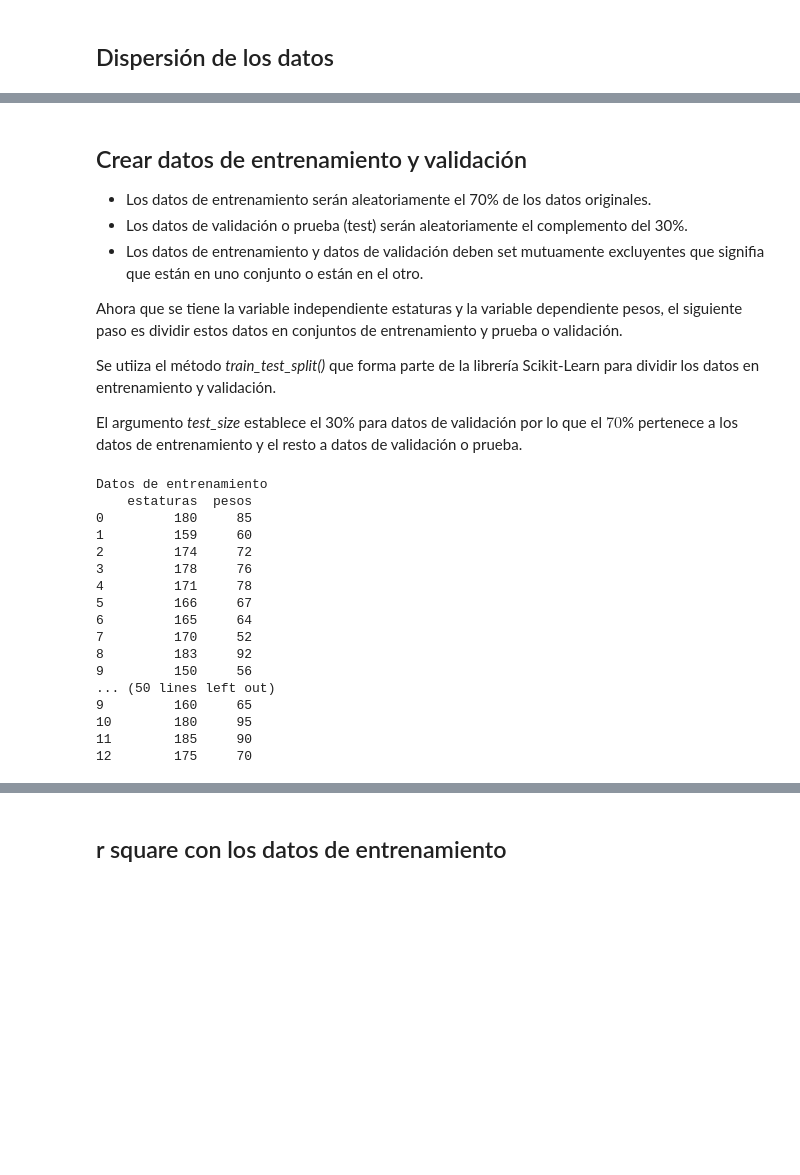
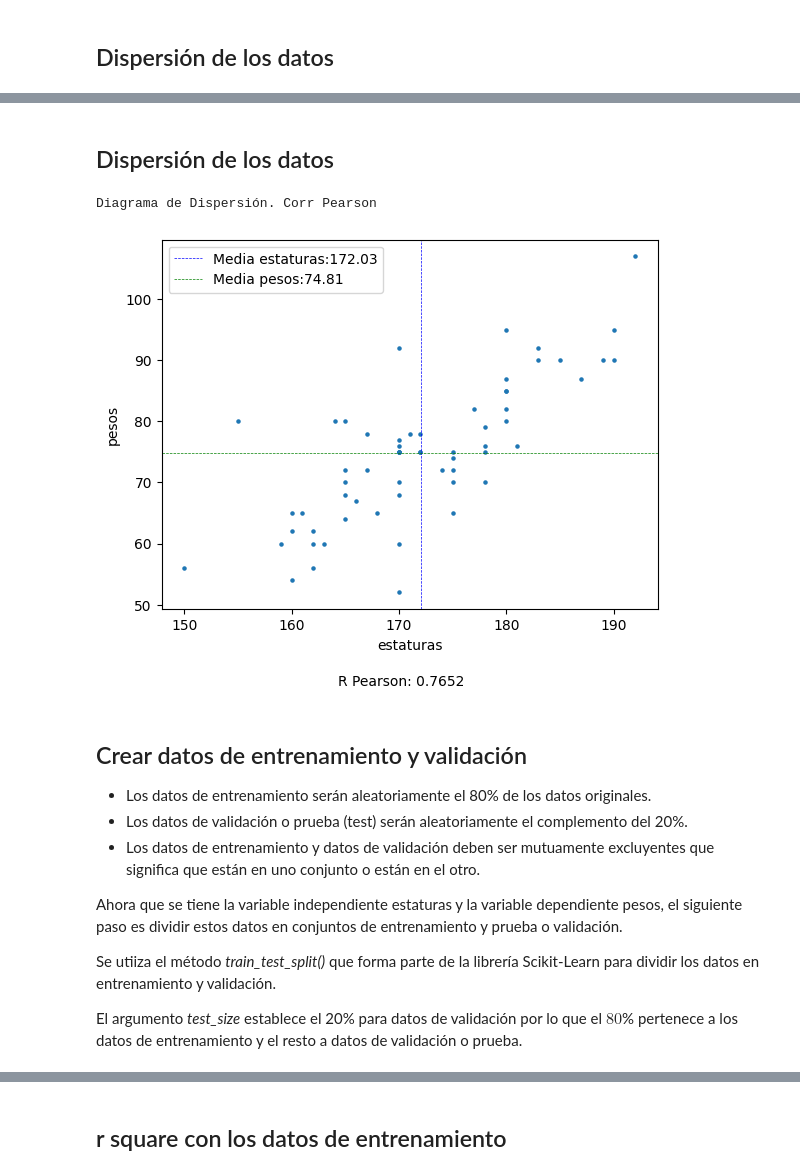
Before and after one commit to rpizarrog/innovacion-empresarial, a Jupyter notebook: notebook_python/Caso_02_Regresión_Polinomial_con_datos_de_estaturas.ipynb, the cells around one changed output, grey strips where cells are left out. Cells and saved outputs as stored; diff of their text form; code cells hidden in the pictures; blank space fills up the shorter version.

```diff
--- a/notebook_python/Caso_02_Regresión_Polinomial_con_datos_de_estaturas.ipynb
+++ b/notebook_python/Caso_02_Regresión_Polinomial_con_datos_de_estaturas.ipynb
@@ -145,49 +280,20 @@ f_dispersion(datos['estaturas'], datos['pesos'], "etaturas", "pesos")
+# %% [markdown]
+## Dispersión de los datos
+# %%
+f_dispersion(datos[independiente], datos[dependiente], "estaturas", "pesos")
+# %% [output]
+Diagrama de Dispersión. Corr Pearson
+[figure, added]
 # %% [markdown]
 ## Crear datos de entrenamiento y validación
 
-* Los datos de entrenamiento serán aleatoriamente el 70% de los datos originales.
-* Los datos de validación o prueba (test) serán aleatoriamente el complemento del 30%.
+* Los datos de entrenamiento serán aleatoriamente el 80% de los datos originales.
+* Los datos de validación o prueba (test) serán aleatoriamente el complemento del 20%.
 * Los datos de entrenamiento y datos de validación deben
-set mutuamente excluyentes que signifia que están en uno conjunto o están en el otro.
+ser mutuamente excluyentes que significa que están en uno conjunto o están en el otro.
 
 Ahora que se tiene la variable independiente estaturas y la variable dependiente pesos, el siguiente paso es dividir estos datos en conjuntos de entrenamiento y prueba o validación.
 
 Se utiiza el método *train_test_split()* que forma parte de la librería Scikit-Learn para dividir los datos en entrenamiento y validación.
 
-El argumento *test_size* establece el 30% para datos de validación por lo que el $70$% pertenece a los datos de entrenamiento y el resto a datos de validación o prueba.
+El argumento *test_size* establece el 20% para datos de validación por lo que el $80$% pertenece a los datos de entrenamiento y el resto a datos de validación o prueba.
-# %%
-estaturas_train, estaturas_test, pesos_train, pesos_test = train_test_split(estaturas, pesos, test_size=0.2,
-                                                                            random_state=2025)
-
-# Crear un DataFrame con los datos de entrenamiento
-print ("Datos de entrenamiento")
-datos_entrenamiento = pd.DataFrame({'estaturas': estaturas_train, 'pesos': pesos_train})
-
-# Datos de entrenamiento
-print(datos_entrenamiento)
-
-# Crear un DataFrame con los datos de validación o test
-datos_validacion = pd.DataFrame({'estaturas': estaturas_test, 'pesos': pesos_test})
-
-
-# Datos de validación
-print ("Datos de Validación")
-print(datos_validacion)
-# %% [output]
-Datos de entrenamiento
-    estaturas  pesos
-0         180     85
-1         159     60
-2         174     72
-3         178     76
-4         171     78
-5         166     67
-6         165     64
-7         170     52
-8         183     92
-9         150     56
-... (50 lines left out)
-9         160     65
-10        180     95
-11        185     90
-12        175     70
```
Also changed, not shown: parts of 41 cells of this notebook.
